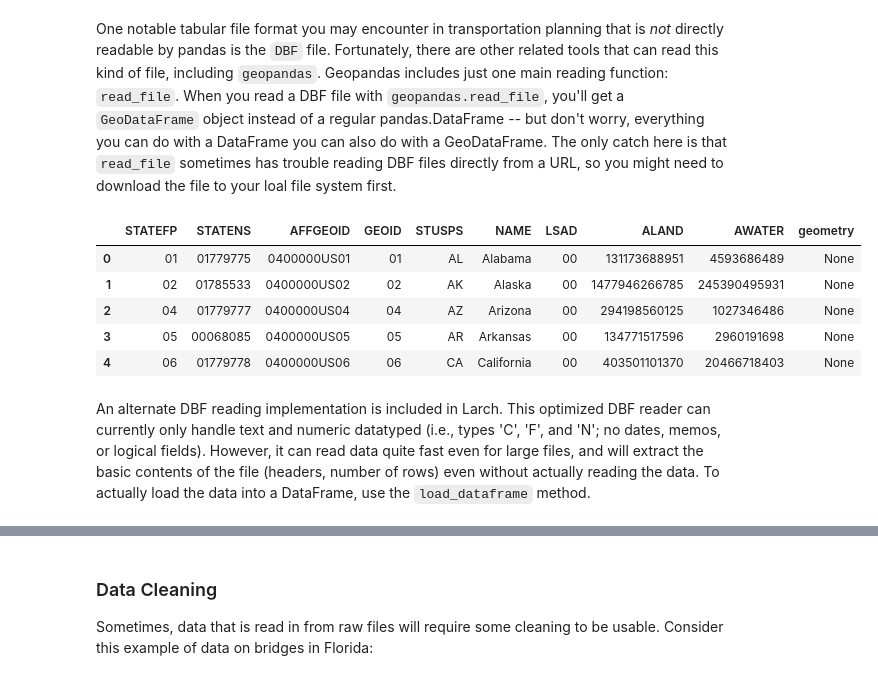
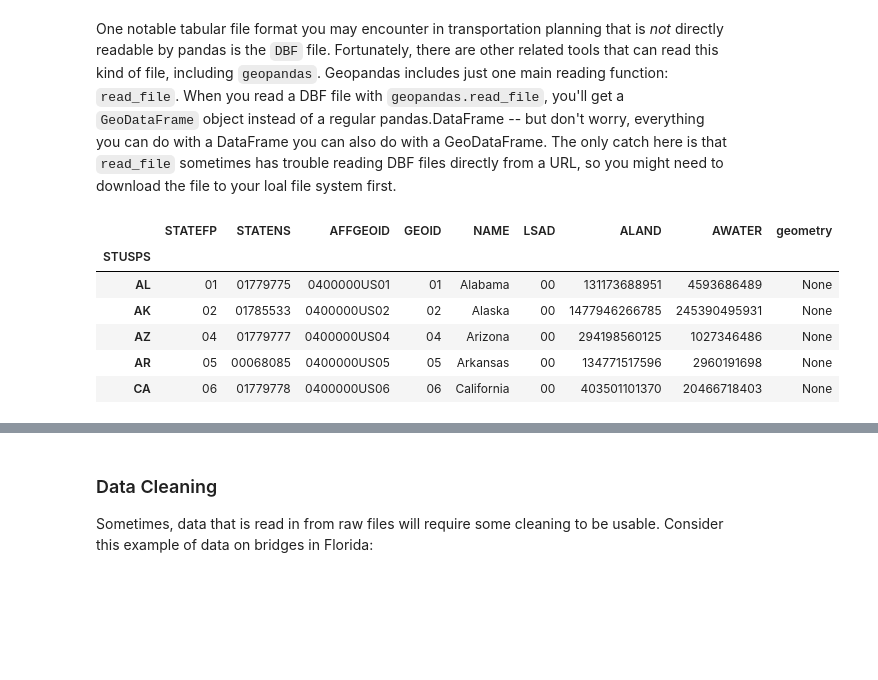
Before and after one commit to jpn--/python-for-transportation-modeling, a Jupyter notebook: course-content/tabular-analysis/basic-analysis-with-pandas.ipynb, the cells around one changed output, grey strips where cells are left out. Drawn from its saved outputs; the diff is of its cells as text; code cells hidden in the pictures; blank space fills up the shorter version.

```diff
--- a/course-content/tabular-analysis/basic-analysis-with-pandas.ipynb
+++ b/course-content/tabular-analysis/basic-analysis-with-pandas.ipynb
@@ -293,18 +296,13 @@ from a URL, so you might need to download the file to your loal file system firs
 # %%
 import geopandas as gpd
 
-states = gpd.read_file(get_data("US-STATES.dbf"))
+states = gpd.read_file(get_data("US-STATES.dbf")).set_index('STUSPS')
 states.head()
 # %% [output]
-|  | STATEFP | STATENS | AFFGEOID | GEOID | STUSPS | NAME | LSAD | ALAND | AWATER | geometry |
-| 0 | 01 | 01779775 | 0400000US01 | 01 | AL | Alabama | 00 | 131173688951 | 4593686489 | None |
-| 1 | 02 | 01785533 | 0400000US02 | 02 | AK | Alaska | 00 | 1477946266785 | 245390495931 | None |
-| 2 | 04 | 01779777 | 0400000US04 | 04 | AZ | Arizona | 00 | 294198560125 | 1027346486 | None |
-| 3 | 05 | 00068085 | 0400000US05 | 05 | AR | Arkansas | 00 | 134771517596 | 2960191698 | None |
-| 4 | 06 | 01779778 | 0400000US06 | 06 | CA | California | 00 | 403501101370 | 20466718403 | None |
+|  | STATEFP | STATENS | AFFGEOID | GEOID | NAME | LSAD | ALAND | AWATER | geometry |
+| STUSPS |  |  |  |  |  |  |  |  |  |
+| AL | 01 | 01779775 | 0400000US01 | 01 | Alabama | 00 | 131173688951 | 4593686489 | None |
+| AK | 02 | 01785533 | 0400000US02 | 02 | Alaska | 00 | 1477946266785 | 245390495931 | None |
+| AZ | 04 | 01779777 | 0400000US04 | 04 | Arizona | 00 | 294198560125 | 1027346486 | None |
+| AR | 05 | 00068085 | 0400000US05 | 05 | Arkansas | 00 | 134771517596 | 2960191698 | None |
+| CA | 06 | 01779778 | 0400000US06 | 06 | California | 00 | 403501101370 | 20466718403 | None |
-# %% [markdown]
-An alternate DBF reading implementation is included in Larch.  This optimized DBF reader
-can currently only handle text and numeric datatyped (i.e., types 'C', 'F', and 'N'; no dates,
-memos, or logical fields).  However, it can read data quite fast even for large files,
-and will extract the basic contents of the file (headers, number of rows) even without
-actually reading the data.  To actually load the data into a DataFrame, use the `load_dataframe` method.
```
Also changed, not shown: parts of 6 cells of this notebook.
